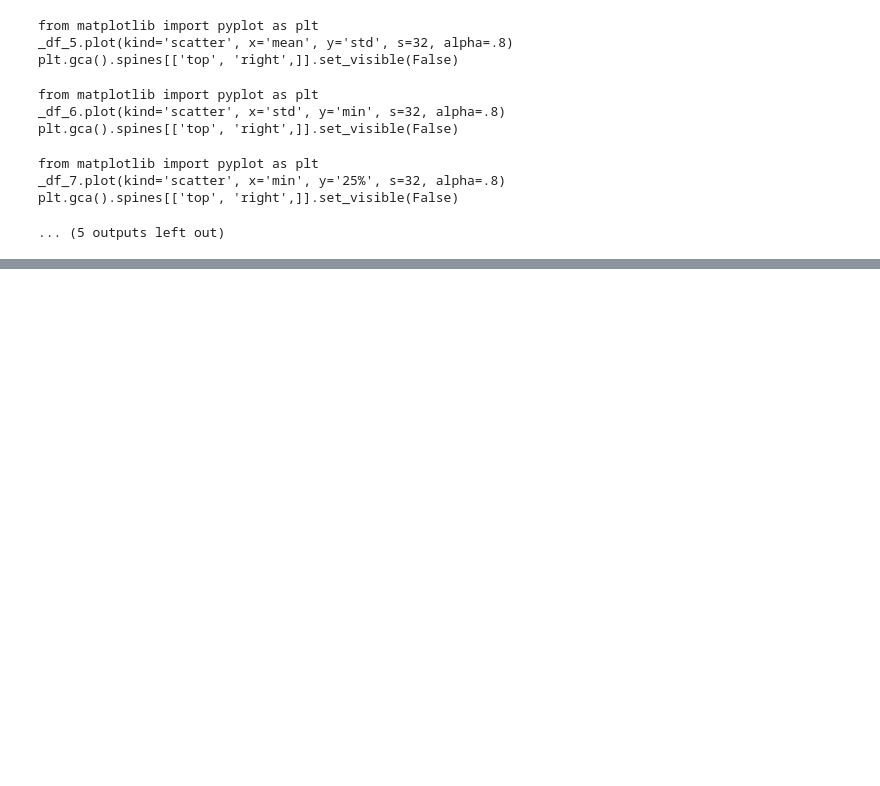
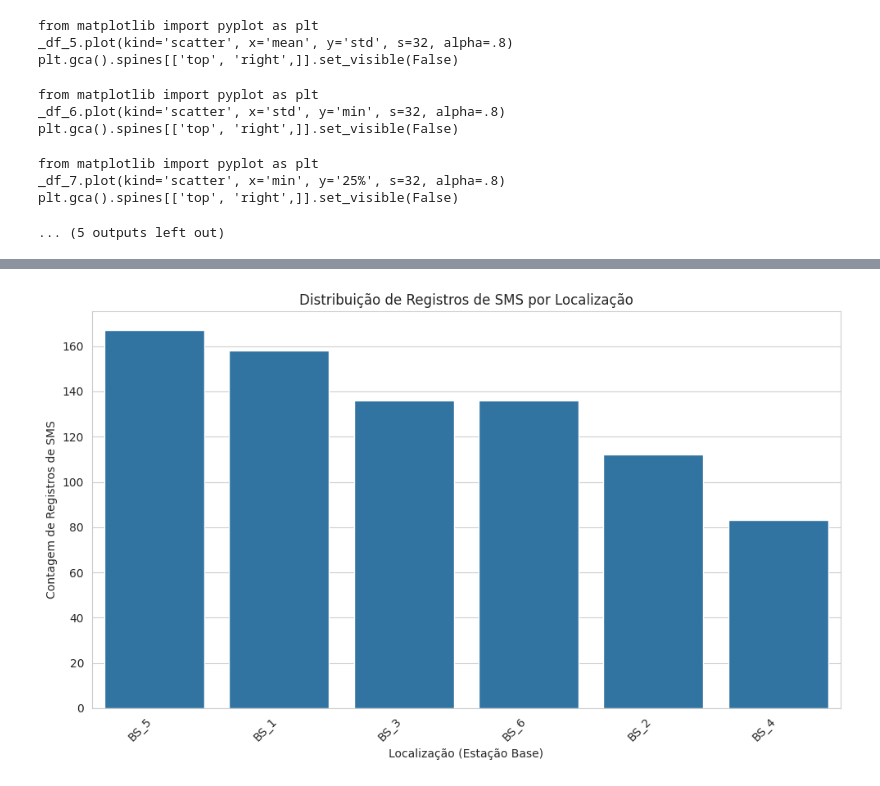
Before and after one commit to AntonioJorg/CDR, a Jupyter notebook: Gerador_CDR_aleatorio.ipynb, the cells around one changed output, grey strips where cells are left out. Drawn from its saved outputs; the diff is of its cells as text; code cells hidden in the pictures; blank space fills up the shorter version.

```diff
--- a/Gerador_CDR_aleatorio.ipynb
+++ b/Gerador_CDR_aleatorio.ipynb
@@ -497,0 +631,7 @@ NameError: name '_df_voz' is not defined
+# %%
+# Filtrar o DataFrame para incluir apenas registros de SMS
+df_sms = df_cdr_lido[df_cdr_lido['recordType'] == 'SMS'].copy()
+
+# Exibir as primeiras 5 linhas do novo DataFrame df_sms
+print("\n--- Primeiros 5 Registros do Dataset de SMS ---")
+display(df_sms.head())
@@ -497,0 +788,26 @@ NameError: name '_df_voz' is not defined
+# %%
+import matplotlib.pyplot as plt
+import seaborn as sns
+
+# Configurar o estilo dos gráficos
+sns.set_style("whitegrid")
+
+# Crie um gráfico de barras para a distribuição de SMS por localização
+plt.figure(figsize=(10, 6))
+sns.countplot(x='location', data=df_sms, order=df_sms['location'].value_counts().index)
+
+# Adicione títulos e rótulos
+plt.title('Distribuição de Registros de SMS por Localização')
+plt.xlabel('Localização (Estação Base)')
+plt.ylabel('Contagem de Registros de SMS')
+
+# Rotacione os rótulos do eixo X se necessário
+plt.xticks(rotation=45, ha='right')
+
+# Layout ajustado para evitar sobreposição de rótulos
+plt.tight_layout()
+
+# Mostre o plot
+plt.show()
+# %% [output]
+[figure, added]
```
Also changed, not shown: parts of 48 cells of this notebook.
